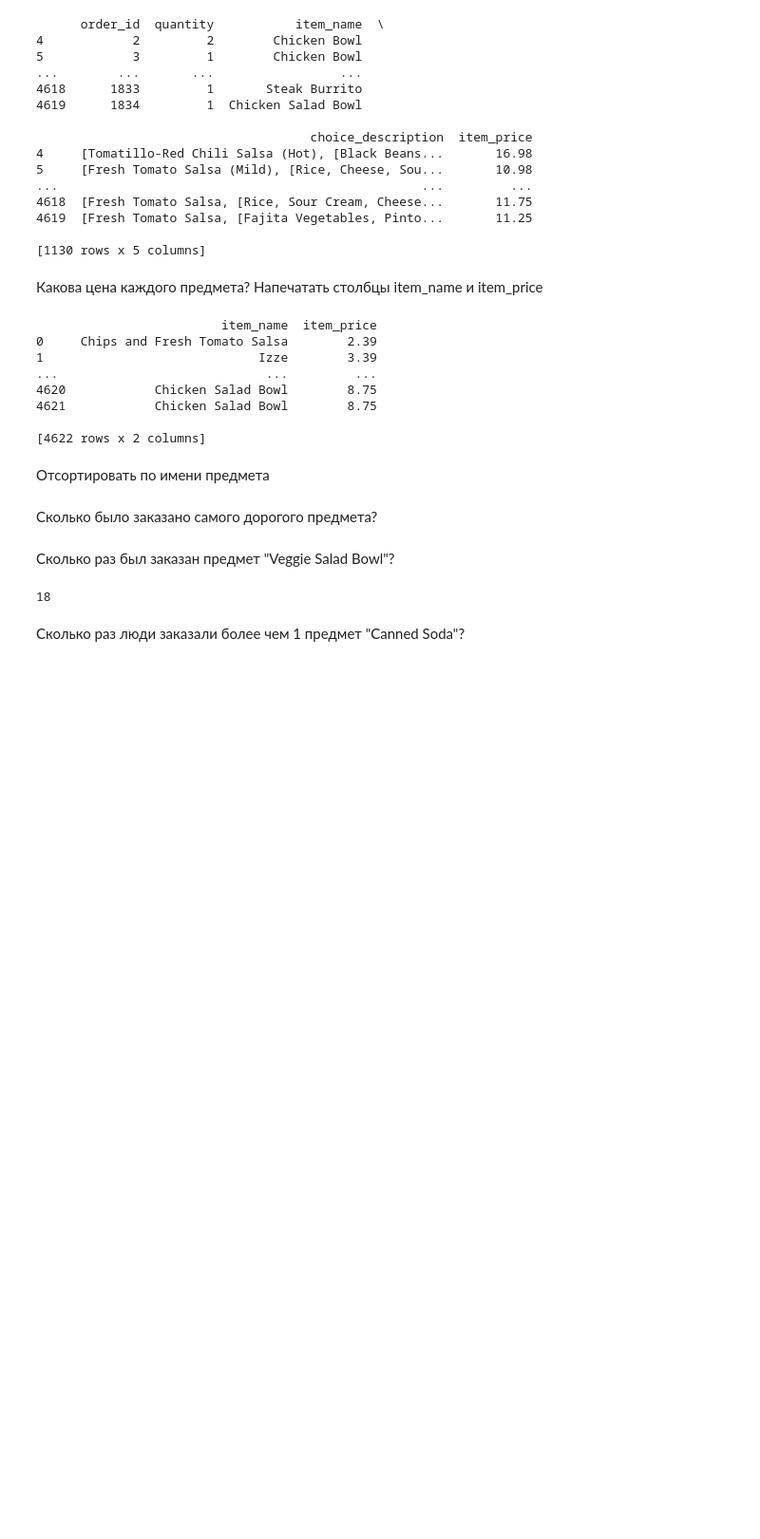
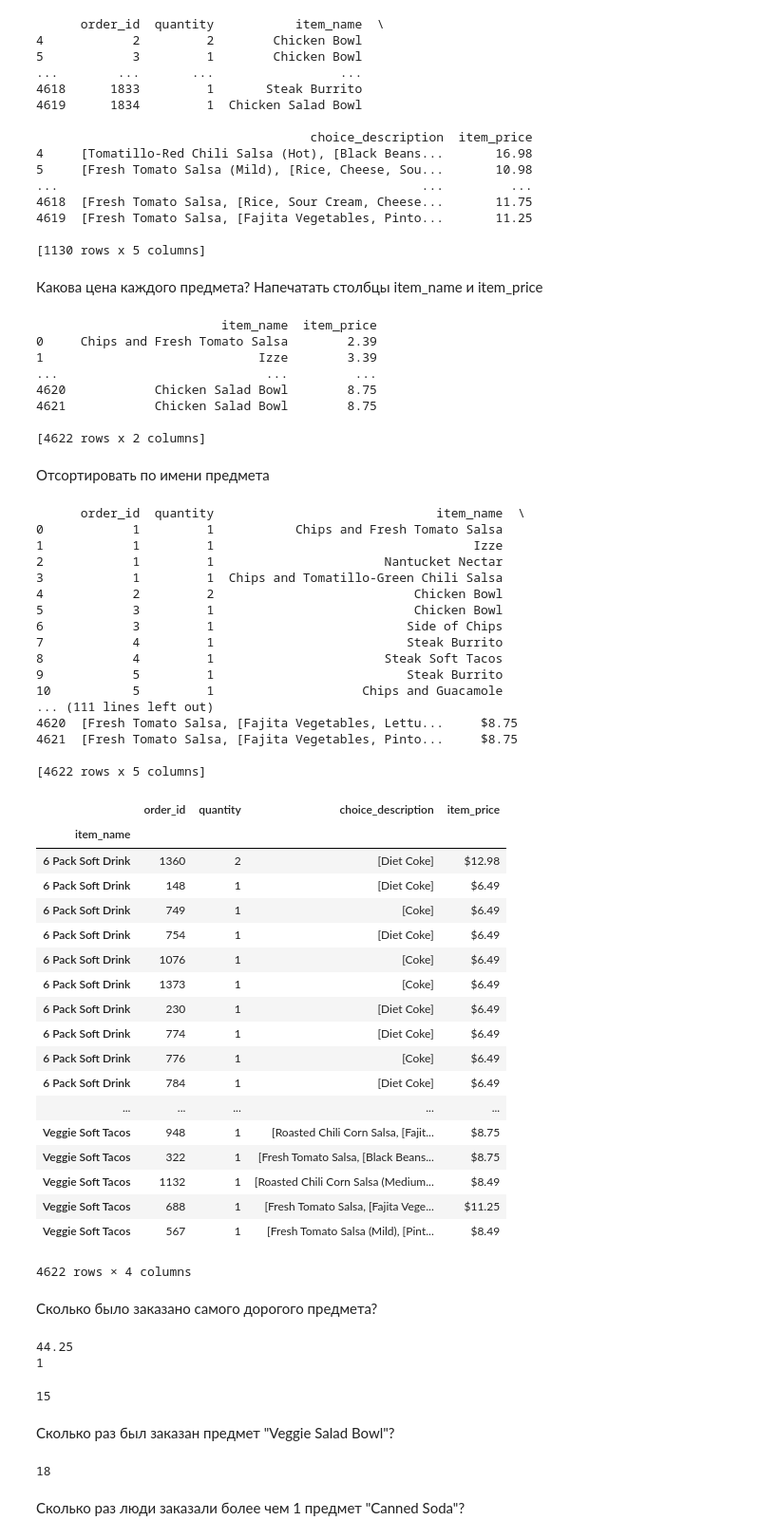
Before and after one commit to slyakhoff/homeWork1_1, a Jupyter notebook: homeWork.ipynb, the cells around one changed output. Shown at 95% size. Cells and saved outputs as stored; diff of their text form; code cells hidden in the pictures; blank space fills up the shorter version.

```diff
--- a/homeWork.ipynb
+++ b/homeWork.ipynb
@@ -428,8 +428,67 @@ print(chipo[['item_name','item_price']])
 [4622 rows x 2 columns]
 # %% [markdown]
 Отсортировать по имени предмета
+# %%
+import pandas as pd
+
+chipo = pd.read_csv('chipotle.tsv',error_bad_lines=False, sep="\t")
+print(chipo)
+chipo = chipo.set_index('item_name')
+chipo.sort_index()
+# %% [output]
+      order_id  quantity                              item_name  \
+0            1         1           Chips and Fresh Tomato Salsa
+1            1         1                                   Izze
+2            1         1                       Nantucket Nectar
+3            1         1  Chips and Tomatillo-Green Chili Salsa
+4            2         2                           Chicken Bowl
+5            3         1                           Chicken Bowl
+6            3         1                          Side of Chips
+7            4         1                          Steak Burrito
+8            4         1                       Steak Soft Tacos
+9            5         1                          Steak Burrito
+10           5         1                    Chips and Guacamole
+... (111 lines left out)
+4620  [Fresh Tomato Salsa, [Fajita Vegetables, Lettu...     $8.75
+4621  [Fresh Tomato Salsa, [Fajita Vegetables, Pinto...     $8.75
+
+[4622 rows x 5 columns]
+|  | order_id | quantity | choice_description | item_price |
+| item_name |  |  |  |  |
+| 6 Pack Soft Drink | 1360 | 2 | [Diet Coke] | $12.98 |
+| 6 Pack Soft Drink | 148 | 1 | [Diet Coke] | $6.49 |
+| 6 Pack Soft Drink | 749 | 1 | [Coke] | $6.49 |
+| 6 Pack Soft Drink | 754 | 1 | [Diet Coke] | $6.49 |
+| 6 Pack Soft Drink | 1076 | 1 | [Coke] | $6.49 |
+| 6 Pack Soft Drink | 1373 | 1 | [Coke] | $6.49 |
+| 6 Pack Soft Drink | 230 | 1 | [Diet Coke] | $6.49 |
+| 6 Pack Soft Drink | 774 | 1 | [Diet Coke] | $6.49 |
+| 6 Pack Soft Drink | 776 | 1 | [Coke] | $6.49 |
+| 6 Pack Soft Drink | 784 | 1 | [Diet Coke] | $6.49 |
+| ... | ... | ... | ... | ... |
+| Veggie Soft Tacos | 948 | 1 | [Roasted Chili Corn Salsa, [Fajit... | $8.75 |
+| Veggie Soft Tacos | 322 | 1 | [Fresh Tomato Salsa, [Black Beans... | $8.75 |
+| Veggie Soft Tacos | 1132 | 1 | [Roasted Chili Corn Salsa (Medium... | $8.49 |
+| Veggie Soft Tacos | 688 | 1 | [Fresh Tomato Salsa, [Fajita Vege... | $11.25 |
+| Veggie Soft Tacos | 567 | 1 | [Fresh Tomato Salsa (Mild), [Pint... | $8.49 |
+4622 rows × 4 columns
 # %% [markdown]
 Сколько было заказано самого дорогого предмета?
+# %%
+import pandas as pd
+
+chipo = pd.read_csv('chipotle.tsv',error_bad_lines=False, sep="\t")
+chipo[['item_price']] = chipo.item_price.str.replace(r"\$", r"", True).astype('float32')
+#max_row = np.argmax(df['A'].values)
+max_row = chipo['item_price'].argmax()
+line_max = chipo['item_price'].values[max_row]
+print(line_max)
+print(len(chipo[chipo.item_price == line_max]))
+chipo[chipo.item_price == line_max]['quantity'].values[0]
+# %% [output]
+44.25
+1
+15
 # %% [markdown]
 Сколько раз был заказан предмет "Veggie Salad Bowl"?
 # %%
```
Also changed, not shown: parts of 2 cells of this notebook.
